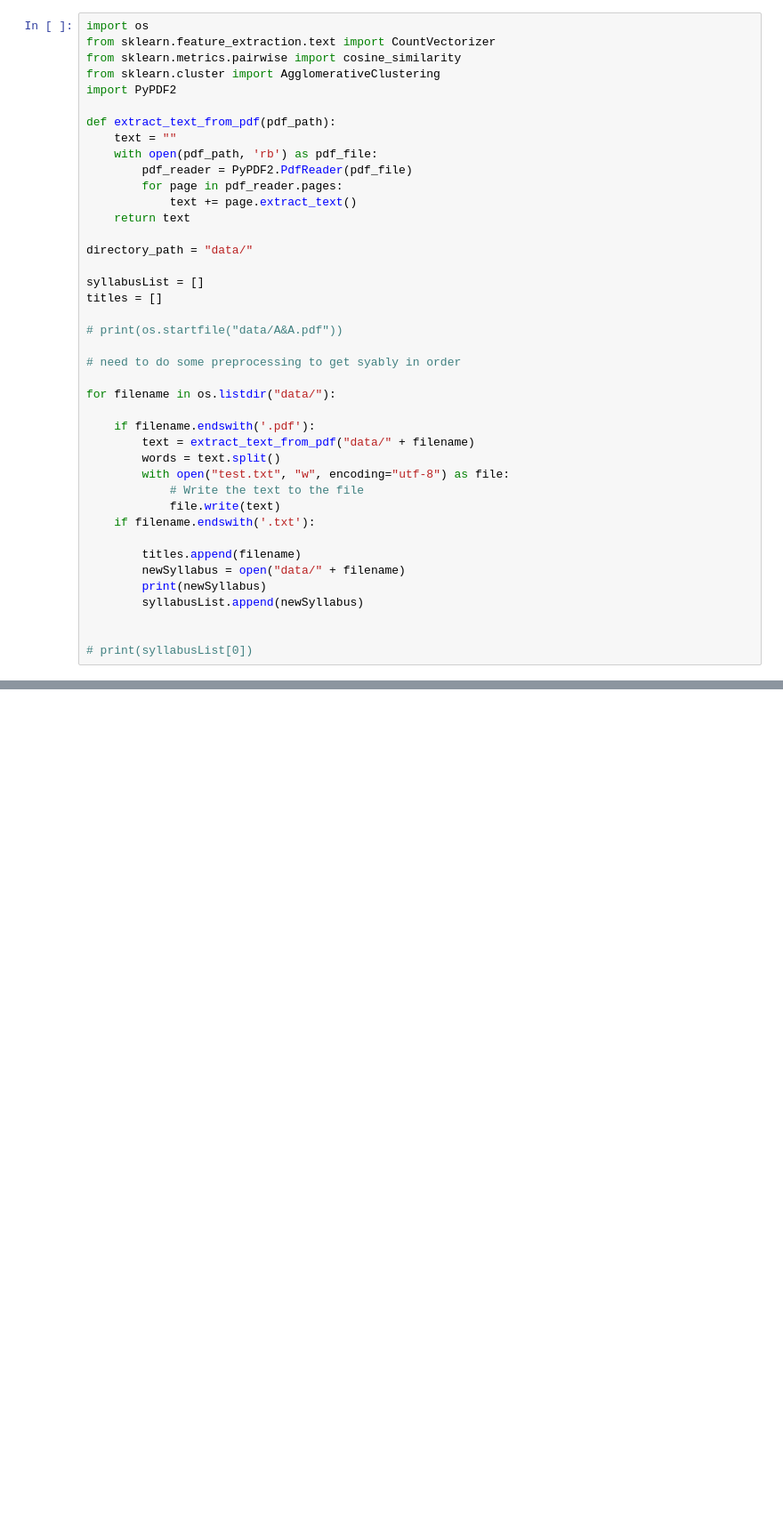
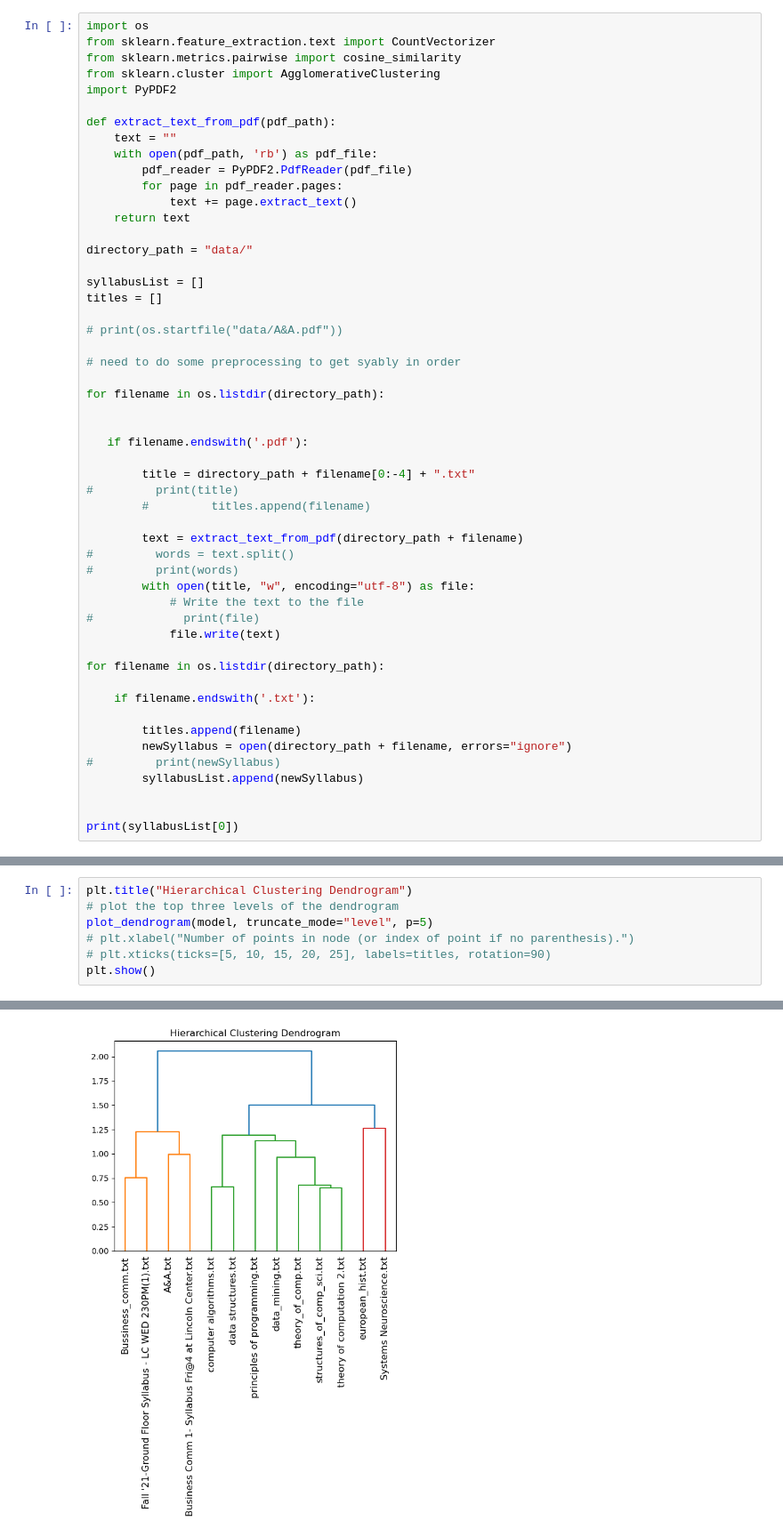
Before and after one commit to michaelrios2015/edm_lab, a Jupyter notebook: vectorize.ipynb, the cells around one changed output, grey strips where cells are left out. Shown at 89% size. Cells and saved outputs as stored; diff of their text form; blank space fills up the shorter version.

```diff
--- a/vectorize.ipynb
+++ b/vectorize.ipynb
@@ -22,21 +22,32 @@ titles = []
 
 # need to do some preprocessing to get syably in order
 
-for filename in os.listdir("data/"):
+for filename in os.listdir(directory_path):
 
-    if filename.endswith('.pdf'):
-        text = extract_text_from_pdf("data/" + filename)
-        words = text.split()
-        with open("test.txt", "w", encoding="utf-8") as file:
+
+   if filename.endswith('.pdf'):
+
+        title = directory_path + filename[0:-4] + ".txt"
+#         print(title)
+        #         titles.append(filename)
+
+        text = extract_text_from_pdf(directory_path + filename)
+#         words = text.split()
+#         print(words)
+        with open(title, "w", encoding="utf-8") as file:
             # Write the text to the file
+#             print(file)
             file.write(text)
+
+for filename in os.listdir(directory_path):
+
     if filename.endswith('.txt'):
 
         titles.append(filename)
-        newSyllabus = open("data/" + filename)
-        print(newSyllabus)
+        newSyllabus = open(directory_path + filename, errors="ignore")
+#         print(newSyllabus)
         syllabusList.append(newSyllabus)
 
 
-# print(syllabusList[0])
+print(syllabusList[0])
 # %% [output]
@@ -47,0 +136,8 @@ for filename in os.listdir("data/"):
+# %%
+plt.title("Hierarchical Clustering Dendrogram")
+# plot the top three levels of the dendrogram
+plot_dendrogram(model, truncate_mode="level", p=5)
+# plt.xlabel("Number of points in node (or index of point if no parenthesis).")
+# plt.xticks(ticks=[5, 10, 15, 20, 25], labels=titles, rotation=90)
+plt.show()
+# %% [output]
@@ -47,0 +157 @@ for filename in os.listdir("data/"):
+[figure, added]
```
Also changed, not shown: parts of 15 cells of this notebook, 1 other file.
